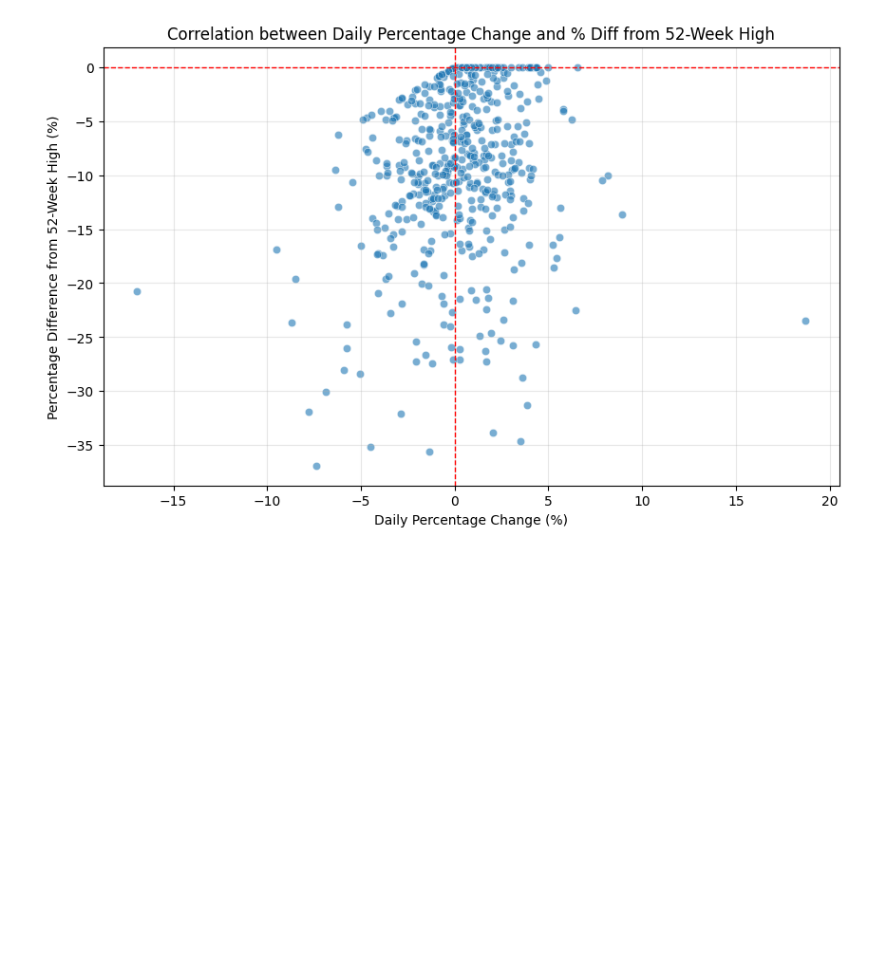
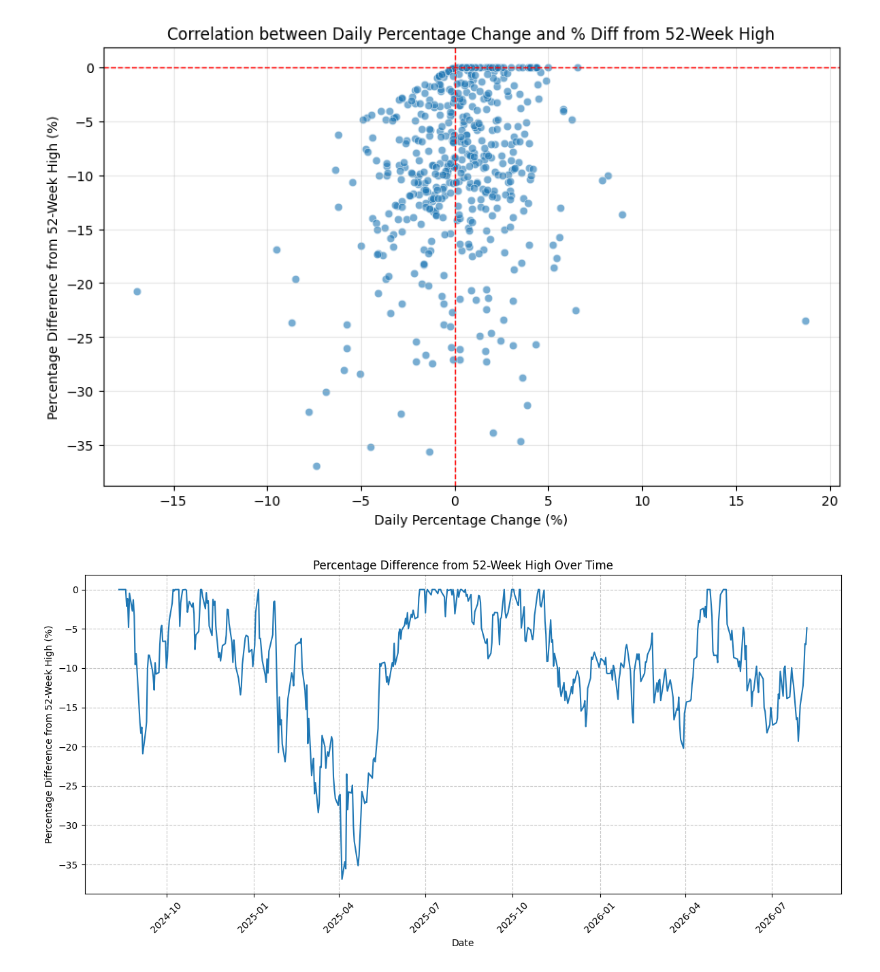
Before and after one commit to samirmh/trading, a Jupyter notebook: stocks_single_stock_analysis.ipynb, the cells around one changed output. Saved outputs shown, nothing was run; the diff lists cells and outputs as text; code cells hidden in the pictures; blank space fills up the shorter version.

```diff
--- a/stocks_single_stock_analysis.ipynb
+++ b/stocks_single_stock_analysis.ipynb
@@ -385,3 +384,15 @@ plt.grid(True, alpha=0.3)
 plt.show()
 # %% [output]
 [figure]
+# %%
+plt.figure(figsize=(12, 6))
+sns.lineplot(data=stock_data, x=stock_data.index, y='pct_diff_52w_high')
+plt.title('Percentage Difference from 52-Week High Over Time')
+plt.xlabel('Date')
+plt.ylabel('Percentage Difference from 52-Week High (%)')
+plt.grid(True, linestyle='--', alpha=0.7)
+plt.xticks(rotation=45)
+plt.tight_layout()
+plt.show()
+# %% [output]
+[figure, added]
```
Also changed, not shown: parts of 10 cells of this notebook.
